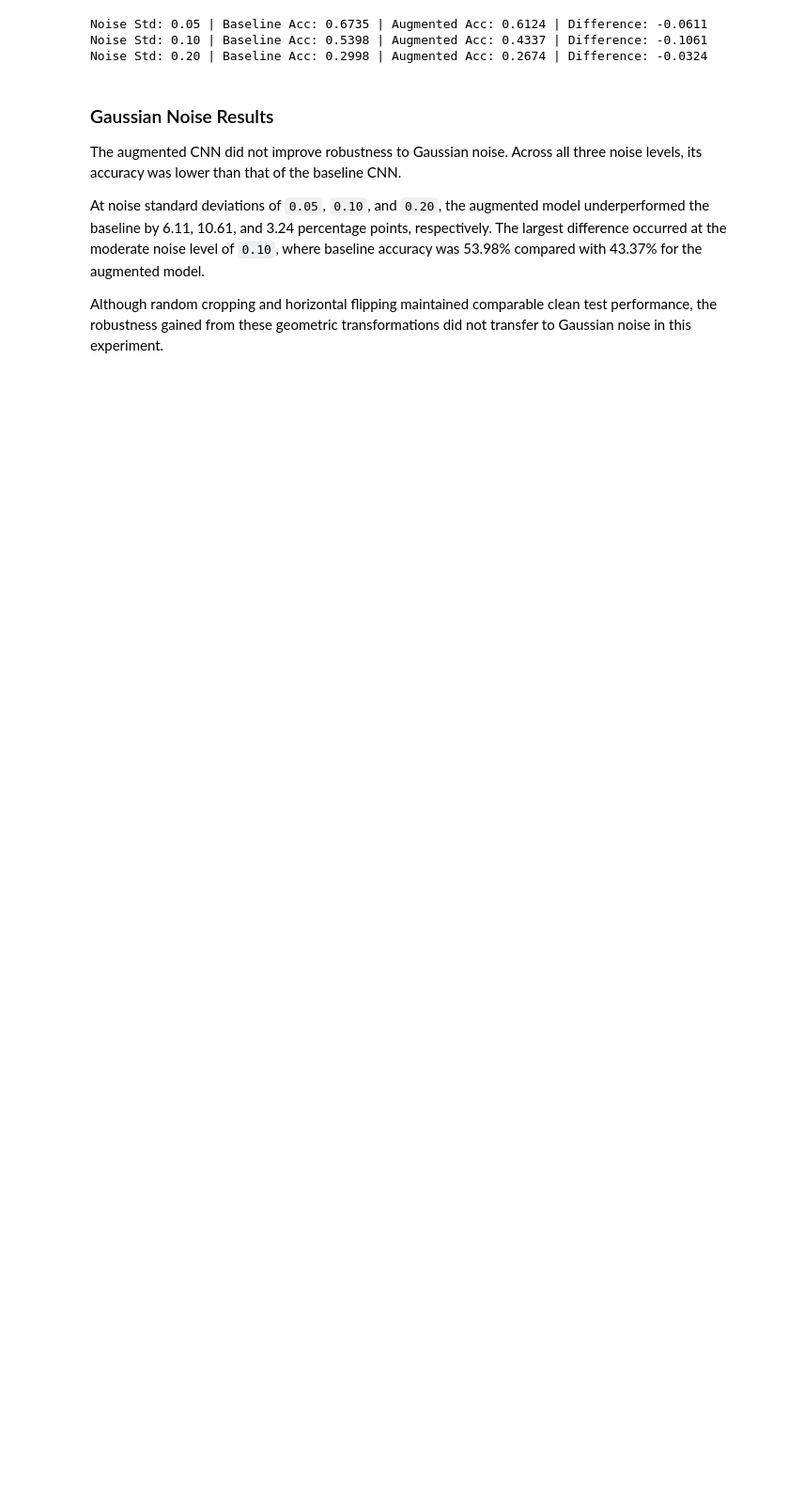
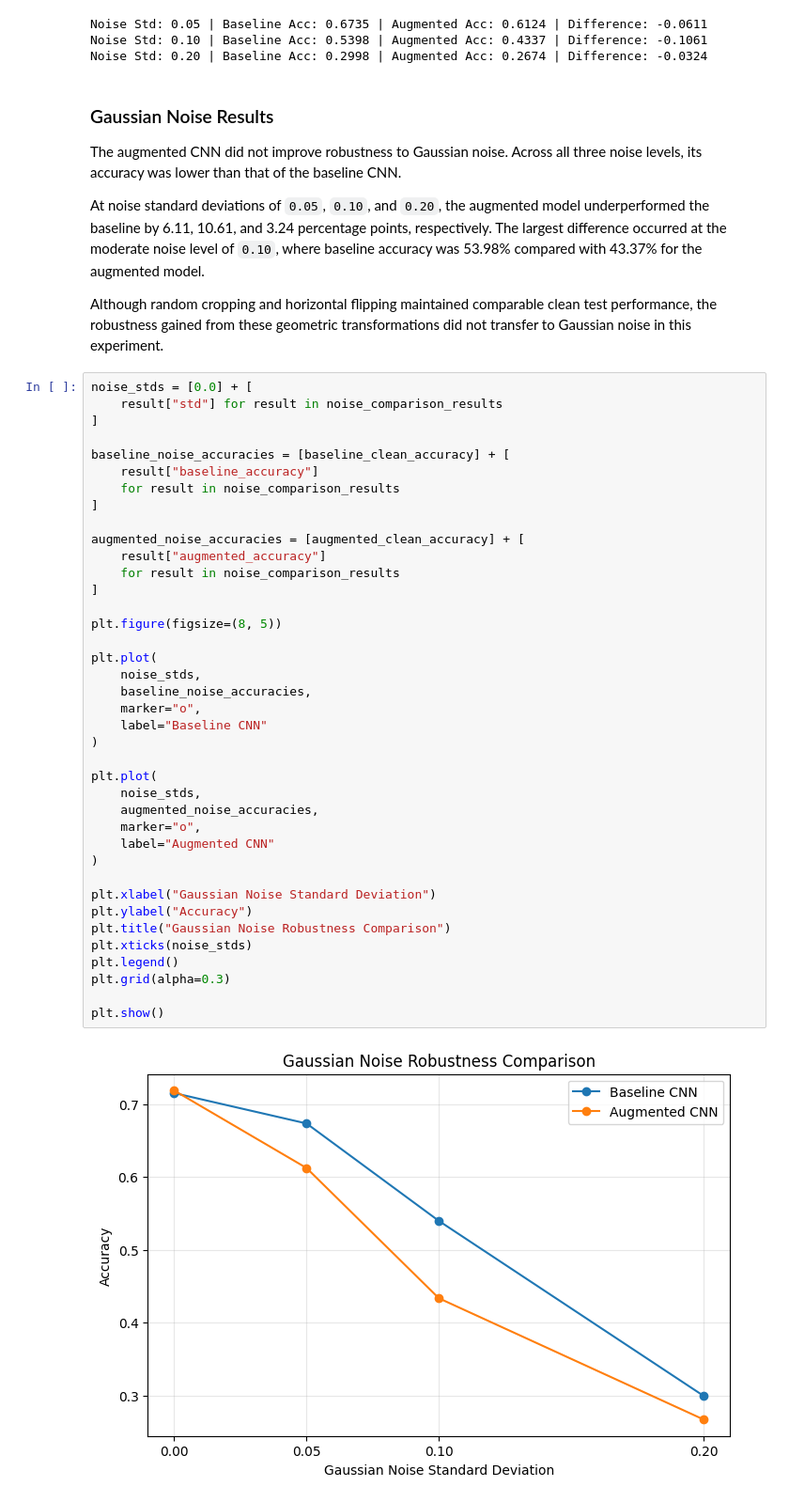
Before and after one commit to jayjay0317/cnn-robustness-generalization, a Jupyter notebook: notebooks/05_robustness_comparison.ipynb, the cells around one changed output. Shown at 94% size. Cells and saved outputs as stored; diff of their text form; blank space fills up the shorter version.

Commit message:
Compare Gaussian noise robustness

```diff
--- a/notebooks/05_robustness_comparison.ipynb
+++ b/notebooks/05_robustness_comparison.ipynb
@@ -267,3 +268,44 @@ The augmented CNN did not improve robustness to Gaussian noise. Across all three
 At noise standard deviations of `0.05`, `0.10`, and `0.20`, the augmented model underperformed the baseline by 6.11, 10.61, and 3.24 percentage points, respectively. The largest difference occurred at the moderate noise level of `0.10`, where baseline accuracy was 53.98% compared with 43.37% for the augmented model.
 
 Although random cropping and horizontal flipping maintained comparable clean test performance, the robustness gained from these geometric transformations did not transfer to Gaussian noise in this experiment.
+# %%
+noise_stds = [0.0] + [
+    result["std"] for result in noise_comparison_results
+]
+
+baseline_noise_accuracies = [baseline_clean_accuracy] + [
+    result["baseline_accuracy"]
+    for result in noise_comparison_results
+]
+
+augmented_noise_accuracies = [augmented_clean_accuracy] + [
+    result["augmented_accuracy"]
+    for result in noise_comparison_results
+]
+
+plt.figure(figsize=(8, 5))
+
+plt.plot(
+    noise_stds,
+    baseline_noise_accuracies,
+    marker="o",
+    label="Baseline CNN"
+)
+
+plt.plot(
+    noise_stds,
+    augmented_noise_accuracies,
+    marker="o",
+    label="Augmented CNN"
+)
+
+plt.xlabel("Gaussian Noise Standard Deviation")
+plt.ylabel("Accuracy")
+plt.title("Gaussian Noise Robustness Comparison")
+plt.xticks(noise_stds)
+plt.legend()
+plt.grid(alpha=0.3)
+
+plt.show()
+# %% [output]
+[figure, added]
```
Also changed, not shown: parts of 2 cells of this notebook.
